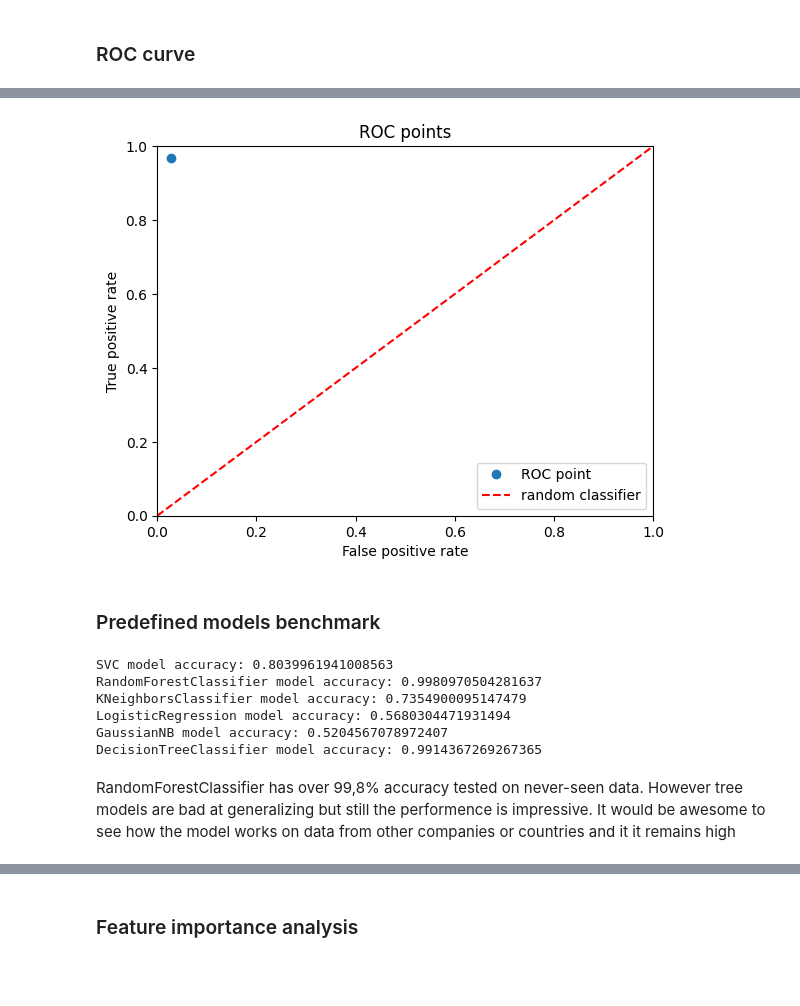
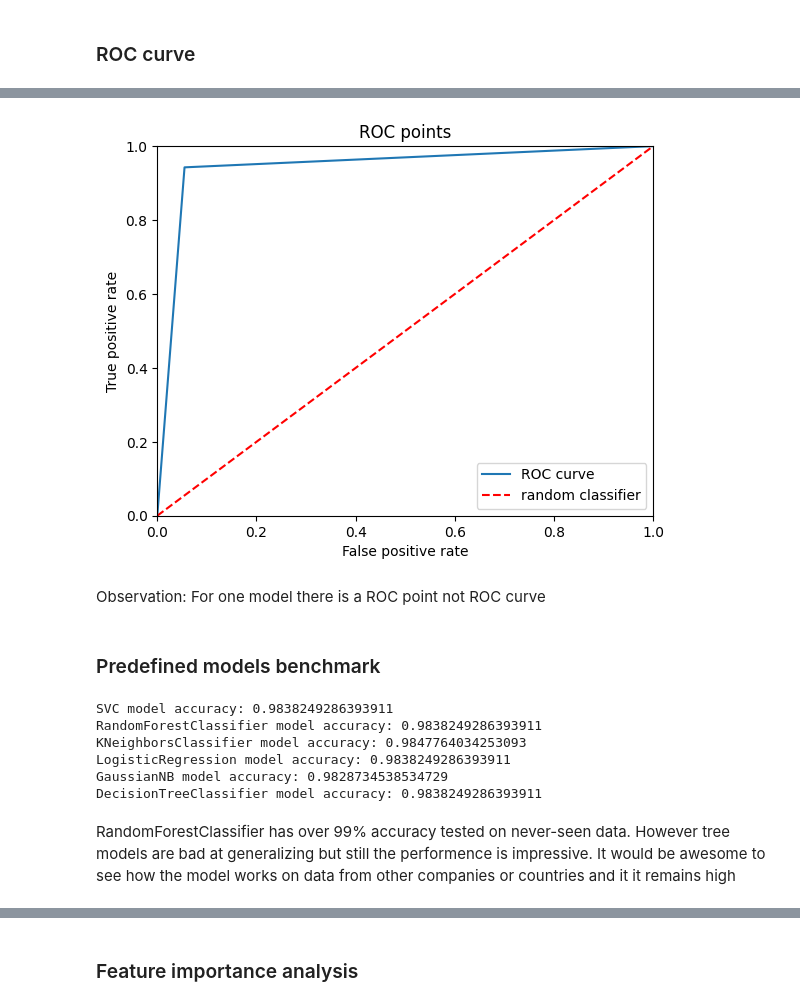
Before and after one commit to MarcinStolarczyk01/WSEI-ML_and_AI_Programming_Libraries, a Jupyter notebook: lab1/model.ipynb, the cells around one changed output, grey strips where cells are left out. Drawn from its saved outputs; the diff is of its cells as text; code cells hidden in the pictures; blank space fills up the shorter version.

```diff
--- a/lab1/model.ipynb
+++ b/lab1/model.ipynb
@@ -153,6 +153,9 @@ NameError: name 'epochs' is not defined
 - Confusion Matrix
 - ROC
 # %%
+from sklearn.metrics import accuracy_score, recall_score, precision_score, f1_score, confusion_matrix
+import matplotlib.pyplot as plt
+
 model.eval()
 
 all_preds = []
@@ -162,7 +165,7 @@ all_results = []
 with torch.no_grad():
     for X, y in test_loader:
         outputs = model.cpu()(X.cpu())
-        all_results.append(outputs)
+        all_results.append(outputs[0])
         preds = torch.argmax(outputs, dim=1)
         all_labels.append(y.cpu())
         all_preds.append(preds)
@@ -172,6 +175,8 @@ precision = precision_score(all_labels, all_preds)
 recall = recall_score(all_labels, all_preds)
 f1 = f1_score(all_labels, all_preds)
 conf_matrix = confusion_matrix(all_labels, all_preds)
+
+
 
 sns.heatmap(conf_matrix, annot=True, fmt='d', cmap='Blues',
             xticklabels=["Female", "Male"], yticklabels=["Female", "Male"])
@@ -195,22 +220,23 @@ F1 Score:  0.9704
 # %%
-import numpy as np
-# TPR = TP / (TP + FN)
-TPR = conf_matrix[0,0]/(conf_matrix[0,0] + conf_matrix[1, 0])
-# FPR = FP / (FP + TN)
-FPR = conf_matrix[0, 1]/(conf_matrix[0, 1] + conf_matrix[1, 1])
+from sklearn.metrics import roc_curve, auc, roc_auc_score
+
+fpr, tpr, thresholds = roc_curve(all_labels, all_preds)
+auc_score = auc(fpr, tpr)
 
 # plot ROC
-plt.plot(FPR, TPR, 'o', label="ROC point")
-plt.plot(np.linspace(0,1), np.linspace(0,1), color="red", linestyle="--",label="random classifier")
+plt.plot(fpr, tpr, label="ROC curve")
+plt.plot([0,1], [0,1], color="red", linestyle="--",label="random classifier")
 plt.xlabel("False positive rate")
 plt.ylabel("True positive rate")
 plt.title("ROC points")
 plt.xlim(0, 1)
 plt.ylim(0, 1)
 plt.legend()
 plt.show()
 # %% [output]
-[figure, old version]
+[figure, new version]
+# %% [markdown]
+Observation: For one model there is a ROC point not ROC curve
 # %% [markdown]
 ### Predefined models benchmark
 # %%
@@ -240,17 +266,17 @@ models = {
 }
 results = {}
 
-for name, model in models.items():
+for name, m in models.items():
   model.fit(X_train, y_train)
   y_pred = model.predict(X_test)
   results[name] = {"accuracy_score": accuracy_score(y_test, y_pred)}
   print(f"{name} model accuracy: {results[name]['accuracy_score']}")
 # %% [output]
-SVC model accuracy: 0.8039961941008563
-RandomForestClassifier model accuracy: 0.9980970504281637
-KNeighborsClassifier model accuracy: 0.7354900095147479
-LogisticRegression model accuracy: 0.5680304471931494
-GaussianNB model accuracy: 0.5204567078972407
-DecisionTreeClassifier model accuracy: 0.9914367269267365
+SVC model accuracy: 0.9838249286393911
+RandomForestClassifier model accuracy: 0.9838249286393911
+KNeighborsClassifier model accuracy: 0.9847764034253093
+LogisticRegression model accuracy: 0.9838249286393911
+GaussianNB model accuracy: 0.9828734538534729
+DecisionTreeClassifier model accuracy: 0.9838249286393911
 # %% [markdown]
-RandomForestClassifier has over 99,8% accuracy tested on never-seen data. However tree models are bad at generalizing but still the performence is impressive. It would be awesome to see how the model works on data from other companies or countries and it it remains high
+RandomForestClassifier has over 99% accuracy tested on never-seen data. However tree models are bad at generalizing but still the performence is impressive. It would be awesome to see how the model works on data from other companies or countries and it it remains high
```
Also changed, not shown: parts of 7 cells of this notebook, 1 other file.
